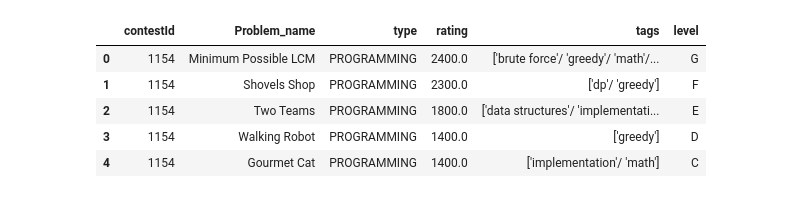
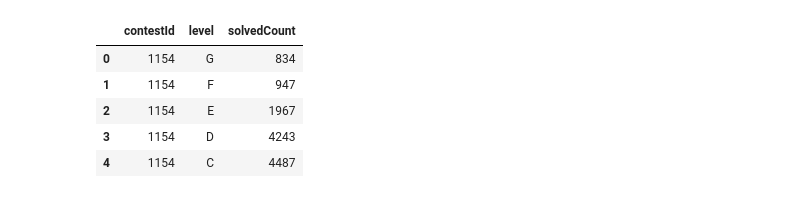
Before and after one commit to Vishnu44d/codeforces_data_analysis, a Jupyter notebook: src/Problem_set_analysis.ipynb, the cells around one changed output. Saved outputs shown, nothing was run; the diff lists cells and outputs as text; code cells hidden in the pictures.

```diff
--- a/src/Problem_set_analysis.ipynb
+++ b/src/Problem_set_analysis.ipynb
@@ -6,7 +6,3 @@ import seaborn as sns
 # %%
 problem_df = pd.read_csv("../data/problemsetall_data.csv")
 problem_stat_df = pd.read_csv("../data/problemsetproblem_stat.csv")
-# %%
-problem_df = problem_df.set_index('contestId')
-problem_stat_df = problem_stat_df.set_index('contestId')
-problem_df.head()
@@ -21,12 +9,12 @@ problem_df.head()
 # %%
-problem_df.head()
+problem_stat_df.head()
 # %% [output]
-|  | contestId | Problem_name | type | rating | tags | level |
-| 0 | 1154 | Minimum Possible LCM | PROGRAMMING | 2400.0 | ['brute force'/ 'greedy'/ 'math'/... | G |
-| 1 | 1154 | Shovels Shop | PROGRAMMING | 2300.0 | ['dp'/ 'greedy'] | F |
-| 2 | 1154 | Two Teams | PROGRAMMING | 1800.0 | ['data structures'/ 'implementati... | E |
-| 3 | 1154 | Walking Robot | PROGRAMMING | 1400.0 | ['greedy'] | D |
-| 4 | 1154 | Gourmet Cat | PROGRAMMING | 1400.0 | ['implementation'/ 'math'] | C |
+|  | contestId | level | solvedCount |
+| 0 | 1154 | G | 834 |
+| 1 | 1154 | F | 947 |
+| 2 | 1154 | E | 1967 |
+| 3 | 1154 | D | 4243 |
+| 4 | 1154 | C | 4487 |
 # %%
 tag_str = list(problem_df[problem_df.columns[4]])
 tags = [i[1:-2].split("/") for i in tag_str]
```
Also changed, not shown: parts of 12 cells of this notebook.
